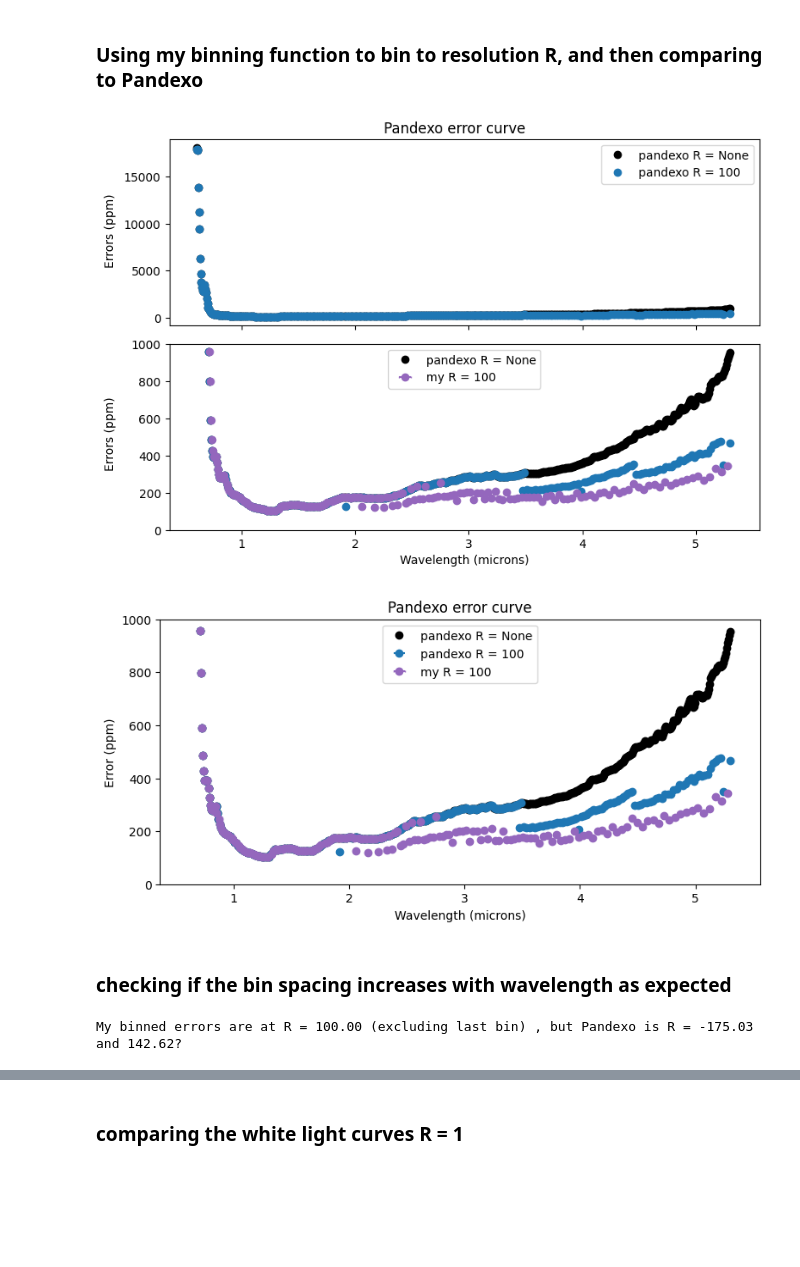
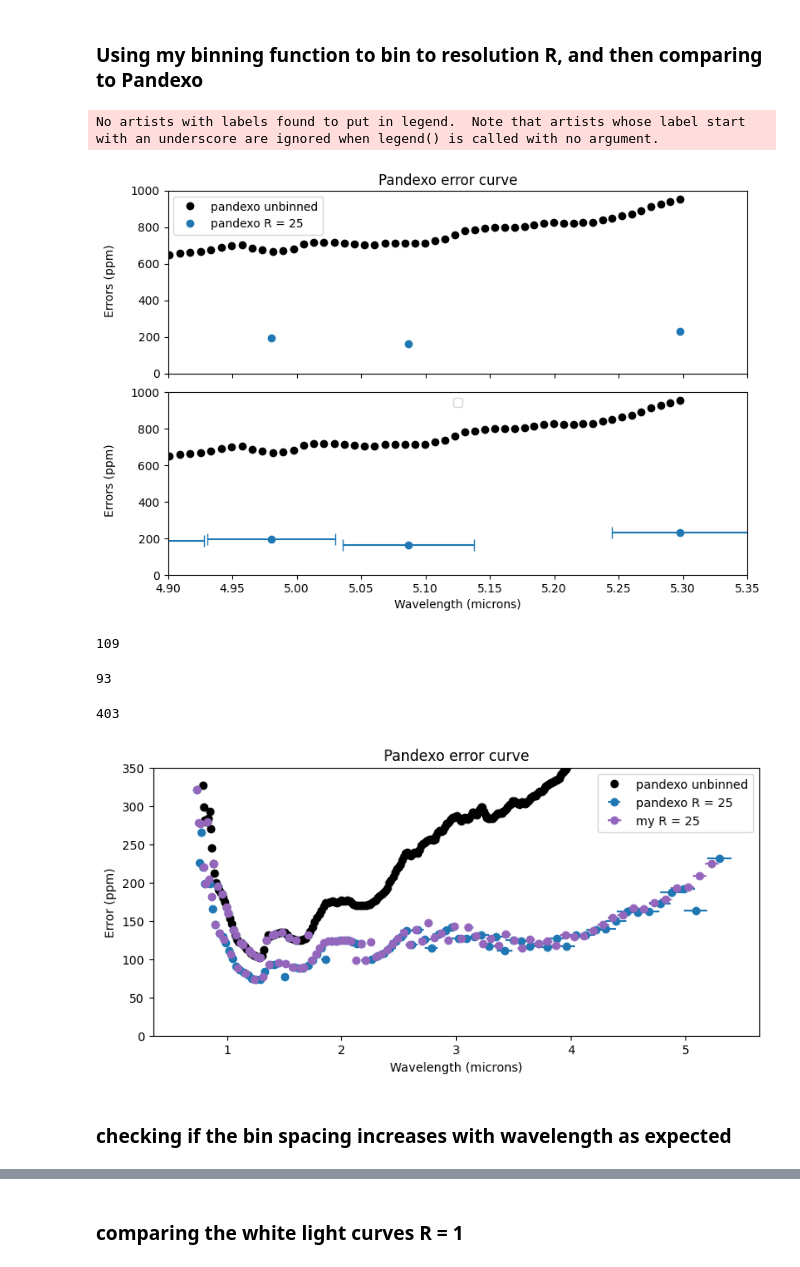
Before and after one commit to steph-coffey/first-year-project, a Jupyter notebook: binning errors.ipynb, the cells around one changed output, grey strips where cells are left out. Drawn from its saved outputs; the diff is of its cells as text; code cells hidden in the pictures; blank space fills up the shorter version.

Commit message:
working on my error binning code + hacked TOI-700

```diff
--- a/binning errors.ipynb
+++ b/binning errors.ipynb
@@ -7,8 +7,8 @@ import matplotlib.pyplot as plt
 from binning import bin_errs, calc_bin_widths, white_light_curve
 # %%
 pandexo_errs = np.loadtxt('./pandexo_output/pandexo_errs.txt').T
-pandexo_errs_100 = np.loadtxt('./pandexo_output/pandexo_errs_100.txt').T
+pandexo_errs_25 = np.loadtxt('./pandexo_output/pandexo_errs_25.txt').T
 # %%
-x, y, e = pandexo_errs               # native instrument resolution (still haven't figured out)
-x100, y100, e100 = pandexo_errs_100  # pandexo R = 100
+x, y, e = pandexo_errs           # native instrument resolution (still haven't figured out)
+x25, y25, e25 = pandexo_errs_25  # pandexo R = 25
 # %% [markdown]
@@ -36,26 +36,27 @@ plt.show()
 # %% [markdown]
 ### Using my binning function to bin to resolution R, and then comparing to Pandexo
 # %%
-R = 100
+R = 50
 new_errs, new_wave, dellambs = bin_errs(x, e, R)
 # %%
-# gonna plot x errbars on Pandexo R100 errors to see if they don't overlap
-pandexo_bin_widths = calc_bin_widths(x100, R = 100)
+# gonna plot x errbars on Pandexo R25 errors to see if they don't overlap
+pandexo25_bin_widths = calc_bin_widths(x25, R = 25)
+pandexo_bin_widths = calc_bin_widths(x, R = 100)
 # %%
 fig, axs = plt.subplots(2, 1, figsize = (9,6), sharex = True)
 fig.subplots_adjust(hspace = 0.1)
 
-axs[0].plot(x, e, 'o', c = 'black', label = 'pandexo R = None')
-axs[0].plot(x100, e100, 'o', c = 'tab:blue', label = 'pandexo R = 100')
-#axs[0].set_ylim(0, 1000)
+axs[0].plot(x, e, 'o', c = 'black', label = 'pandexo unbinned')
+axs[0].plot(x25, e25, 'o', c = 'tab:blue', label = 'pandexo R = 25')
+axs[0].set_ylim(0, 1000)
 axs[0].legend()
 
 # need to half the bin widths for errobar plotting
-axs[1].errorbar(x100, e100, None, np.array(pandexo_bin_widths)/2, 'o', c = 'tab:blue')
-axs[1].errorbar(new_wave, new_errs, None, np.array(dellambs)/2, 'o', capsize = 1, c = 'tab:purple', label = 'my R = 100')
-axs[1].plot(x, e, 'o', c = 'black', label = 'pandexo R = None')
+axs[1].errorbar(x25, e25, None, np.array(pandexo25_bin_widths)/4, 'o', capsize = 5, c = 'tab:blue')
+#axs[1].errorbar(new_wave, new_errs, None, np.array(dellambs)/2, 'o', capsize = 5, c = 'tab:purple', label = 'my R = 25')
+axs[1].plot(x, e, 'o', c = 'black')
 
-#axs[1].set_xlim(2,3)
+axs[1].set_xlim(4.9,5.35)
 axs[1].set_ylim(0, 1000)
 axs[1].set_xlabel('Wavelength (microns)')
 axs[1].legend(loc = 'upper center')
@@ -66,27 +67,40 @@ fig.text(0.04, 0.3, 'Errors (ppm)', va='center', rotation='vertical')
 fig.text(0.04, 0.7, 'Errors (ppm)', va='center', rotation='vertical')
 plt.show()
 # %% [output]
+No artists with labels found to put in legend.  Note that artists whose label start with an underscore are ignored when legend() is called with no argument.
-[figure, old version]
+[figure, new version]
+# %%
+len(new_wave)
+# %% [output]
+109
+# %%
+len(x25)
+# %% [output]
+93
+# %%
+len(x)
+# %% [output]
+403
 # %%
 plt.figure(figsize = (9,4))
 
 # need to half the bin widths for errorbar plotting
-plt.errorbar(x100, e100, None, np.array(pandexo_bin_widths)/2, 'o', c = 'tab:blue', label = 'pandexo R = 100')
-plt.errorbar(new_wave, new_errs, None, np.array(dellambs)/2, 'o', capsize = 1, c = 'tab:purple', label = 'my R = 100')
-plt.plot(x, e, 'o', c = 'black', label = 'pandexo R = None')
+plt.errorbar(x25, e25, None, np.array(pandexo25_bin_widths)/2, 'o', c = 'tab:blue', label = 'pandexo R = 25')
+plt.errorbar(new_wave, new_errs, None, np.array(dellambs)/2, 'o', capsize = 1, c = 'tab:purple', label = 'my R = 25')
+plt.plot(x, e, 'o', c = 'black', label = 'pandexo unbinned')
 
 # Axes limits
 #plt.xlim(2,3)
-plt.ylim(0, 1000)
+plt.ylim(0, 350)
 
 # Labels
 plt.title('Pandexo error curve')
 plt.xlabel('Wavelength (microns)')
 plt.ylabel('Error (ppm)')
 
 plt.legend()
 plt.show()
 # %% [output]
-[figure, old version]
+[figure, new version]
 # %% [markdown]
 ### checking if the bin spacing increases with wavelength as expected
@@ -104,20 +107 @@ for i in range(len(x)):
-# %%
-# calculating pandexo's R = 100 bin spacing
-pandexo_dellambs100 = []
-for i in range(len(x100)):
-    if i == 0:
-        dellamb100 = x100[i+1] - x100[i]
-    elif i == len(x100) - 1:
-        dellamb100 = x100[i] - x100[i-1]
-    else:
-        dellamb100 = (x100[i+1] - x100[i-1]) / 2
-    pandexo_dellambs100.append(dellamb100)
-
-# slope of best fit line gives R
-my_R      = np.polyfit(np.array(dellambs)[:-1], new_wave[:-1], 1)[0]
-pandexo_RNone = np.polyfit(pandexo_dellambs, x, 1)[0]
-pandexo_R100 = np.polyfit(pandexo_dellambs100, x100, 1)[0]
-print(f'My binned errors are at R = {my_R:.2f} (excluding last bin) , but Pandexo is R = {pandexo_RNone:.2f} and {pandexo_R100:.2f}?')
-# %% [output]
-My binned errors are at R = 100.00 (excluding last bin) , but Pandexo is R = -175.03 and 142.62?
 # %%
```
Also changed, not shown: parts of 12 cells of this notebook, 6 other files.
